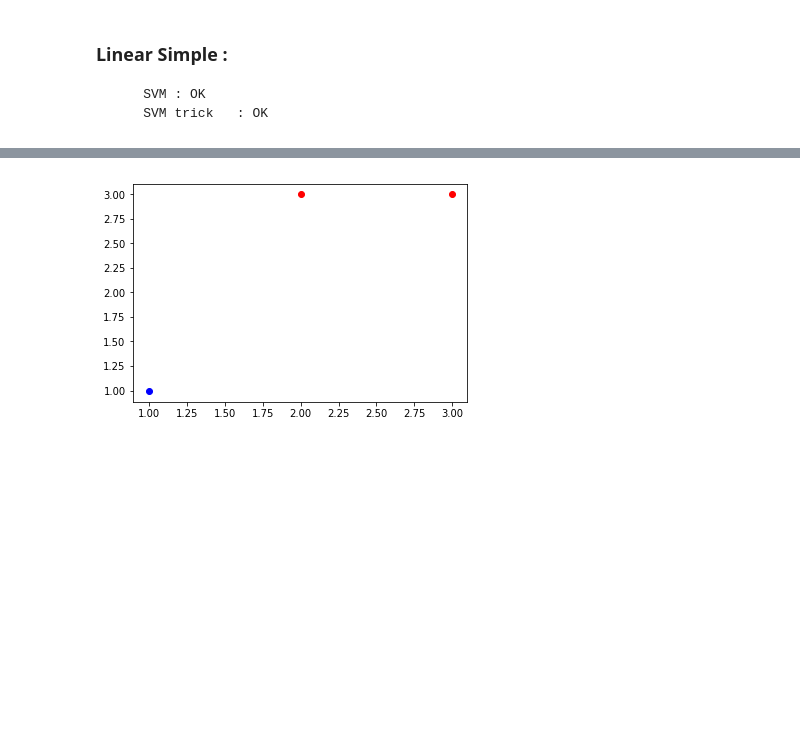
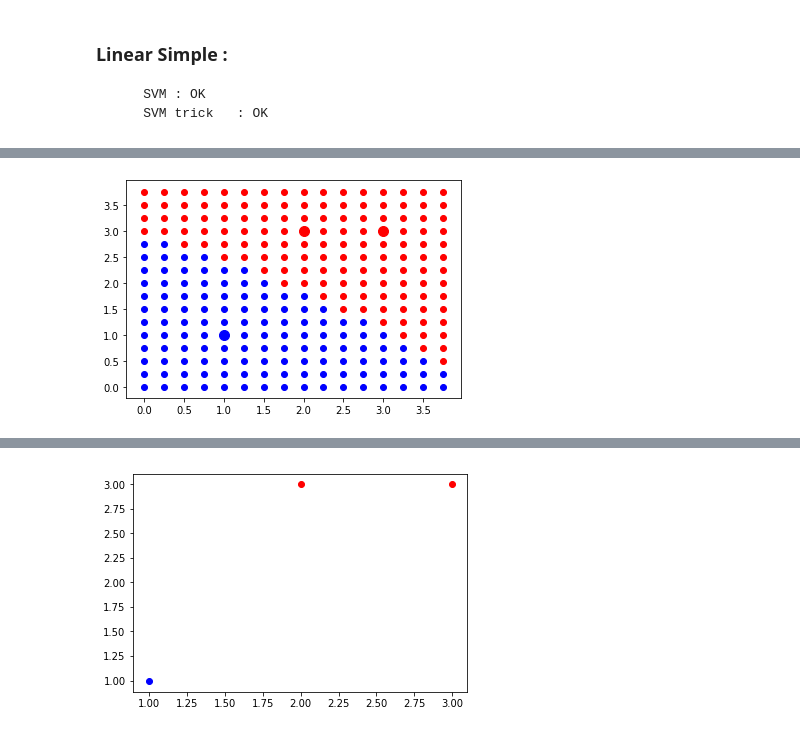
Before and after one commit to NamizataS/PA-groupe-15-3IABD1, a Jupyter notebook: Notebook_CAS_DE_TESTS_GROUPE_15_SVM.ipynb, the cells around one changed output, grey strips where cells are left out. Cells and saved outputs as stored; diff of their text form; code cells hidden in the pictures; blank space fills up the shorter version.

```diff
--- a/Notebook_CAS_DE_TESTS_GROUPE_15_SVM.ipynb
+++ b/Notebook_CAS_DE_TESTS_GROUPE_15_SVM.ipynb
@@ -52,14 +52,14 @@ inputs_dim = inputs_len//expected_len
 #Declaration of argtypes and restypes for the function create_model_SVM
 inputs_type = c_float * inputs_len
 outputs_type = c_float * expected_len
-my_lib.create_model_SVM.argtypes = [inputs_type,outputs_type,c_int,c_int,c_int]
-my_lib.create_model_SVM.restype = POINTER(c_double)
+my_lib.train_model_SVM.argtypes = [inputs_type,outputs_type,c_int,c_int,c_int]
+my_lib.train_model_SVM.restype = POINTER(c_double)
 
 inputs_native = inputs_type(*dataset_inputs)
 outputs_native = outputs_type(*dataset_expected_outputs)
 
 #Creation of model
-native_arr = my_lib.create_model_SVM(inputs_native,outputs_native,inputs_len,expected_len,inputs_dim)
+native_arr = my_lib.train_model_SVM(inputs_native,outputs_native,inputs_len,expected_len,inputs_dim)
 model_len = inputs_dim+1
 
 
@@ -93,7 +93,8 @@ for i in r:
             points_x1_red.append(i)
             points_x2_red.append(j)
 
-
+np_arr = np.ctypeslib.as_array(native_arr, (model_len,))
+print(np_arr)
 
 plt.scatter(points_x1_blue, points_x2_blue, c='blue')
 plt.scatter(points_x1_red, points_x2_red, c='red')
@@ -104,11 +105,6 @@ plt.scatter([X[p][0] for p in range(len(Y)) if Y[p]<0], [X[p][1] for p in range(
 plt.show()
 plt.clf()
 
-dataset_inputs_for_train = []
-for elt in X:
-    dataset_inputs_for_train.append(elt[0])
-    dataset_inputs_for_train.append(elt[1])
-
 
 #Free memory
 my_lib.destroy_array_double.argtypes = [POINTER(c_double), c_int]
@@ -119,0 +117,79 @@ my_lib.destroy_array_double(native_arr, model_len)
+# %%
+#Dataset
+X= np.array([
+      [1, 1],
+      [2, 3],
+      [3, 3]
+])
+Y= np.array([
+      1,
+      -1,
+      -1
+])
+
+# Convert array to list
+dataset_inputs = toList(X)
+dataset_expected_outputs = Y
+inputs_len = len(dataset_inputs)
+expected_len = len(dataset_expected_outputs)
+inputs_dim = inputs_len // expected_len
+
+
+# Declaration of argtypes and restypes for the function create_model_SVM
+inputs_type = c_float * inputs_len
+outputs_type = c_float * expected_len
+my_lib.creat_model_SVM_trick.argtypes = [inputs_type, outputs_type, c_int, c_int, c_int]
+my_lib.creat_model_SVM_trick.restype = c_void_p
+
+inputs_native = inputs_type(*dataset_inputs)
+outputs_native = outputs_type(*dataset_expected_outputs)
+
+# Creation of model
+native_arr = my_lib.creat_model_SVM_trick(inputs_native, outputs_native, inputs_len, expected_len,inputs_dim)
+
+
+native_type = type(native_arr)
+native_type = c_void_p
+coordonate_type = c_float * inputs_dim
+my_lib.predict_SVM_trick.argtypes = [coordonate_type,native_type,c_int,c_int]
+my_lib.predict_SVM_trick.restype = c_float
+
+
+# Trainning
+r = np.arange(0.0, 4.0, 0.25)
+
+points_x1_blue = []
+points_x2_blue = []
+
+points_x1_red = []
+points_x2_red = []
+
+for i in r:
+    for j in r:
+        coord = coordonate_type(*[i, j])
+        res = my_lib.predict_SVM_trick(coord,native_arr,expected_len,inputs_dim)
+
+        if res > 0.0:
+            points_x1_blue.append(i)
+            points_x2_blue.append(j)
+        else:
+            points_x1_red.append(i)
+            points_x2_red.append(j)
+
+plt.scatter(points_x1_blue, points_x2_blue, c='blue')
+plt.scatter(points_x1_red, points_x2_red, c='red')
+
+plt.scatter([X[p][0] for p in range(len(Y)) if Y[p] > 0], [X[p][1] for p in range(len(Y)) if Y[p] > 0], c='blue',
+            s=100)
+plt.scatter([X[p][0] for p in range(len(Y)) if Y[p] < 0], [X[p][1] for p in range(len(Y)) if Y[p] < 0], c='red',
+            s=100)
+
+plt.show()
+plt.clf()
+
+#Free memory
+my_lib.destroy_model_SVM.argtypes = [c_void_p]
+my_lib.destroy_model_SVM.restype = None
+my_lib.destroy_model_SVM(native_arr)
+# %% [output]
+[figure, added]
```
Also changed, not shown: parts of 28 cells of this notebook.
